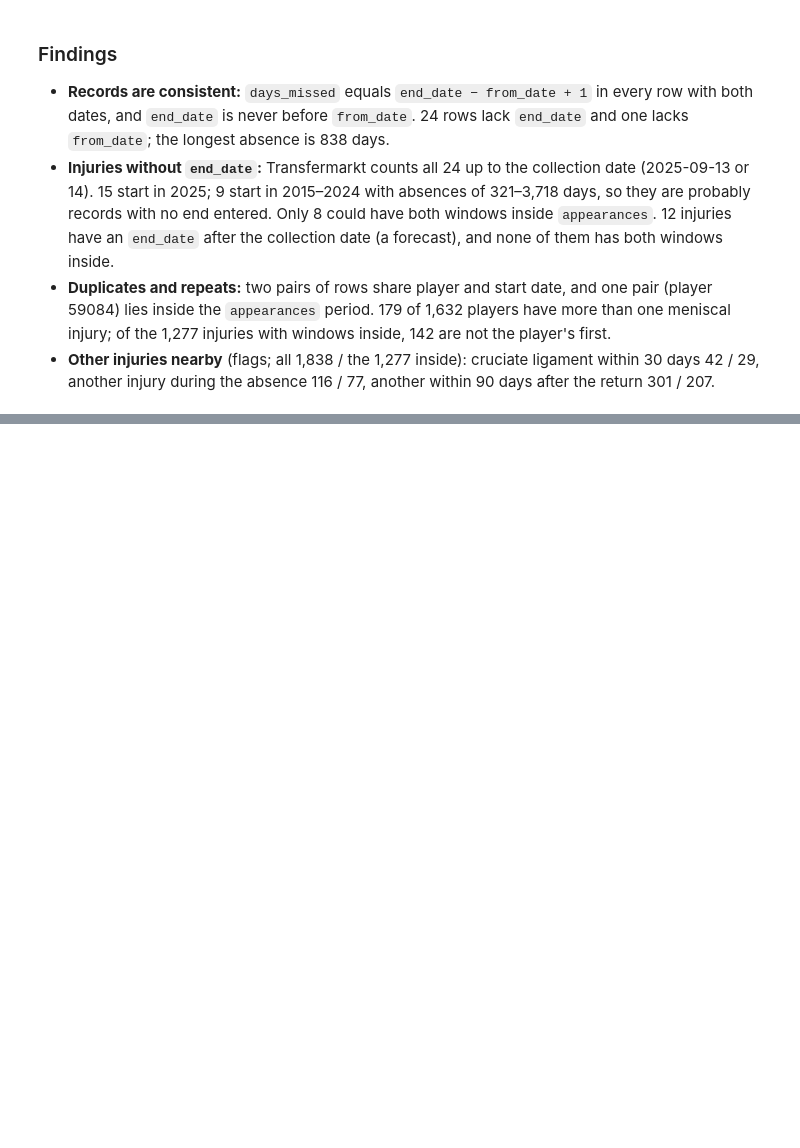
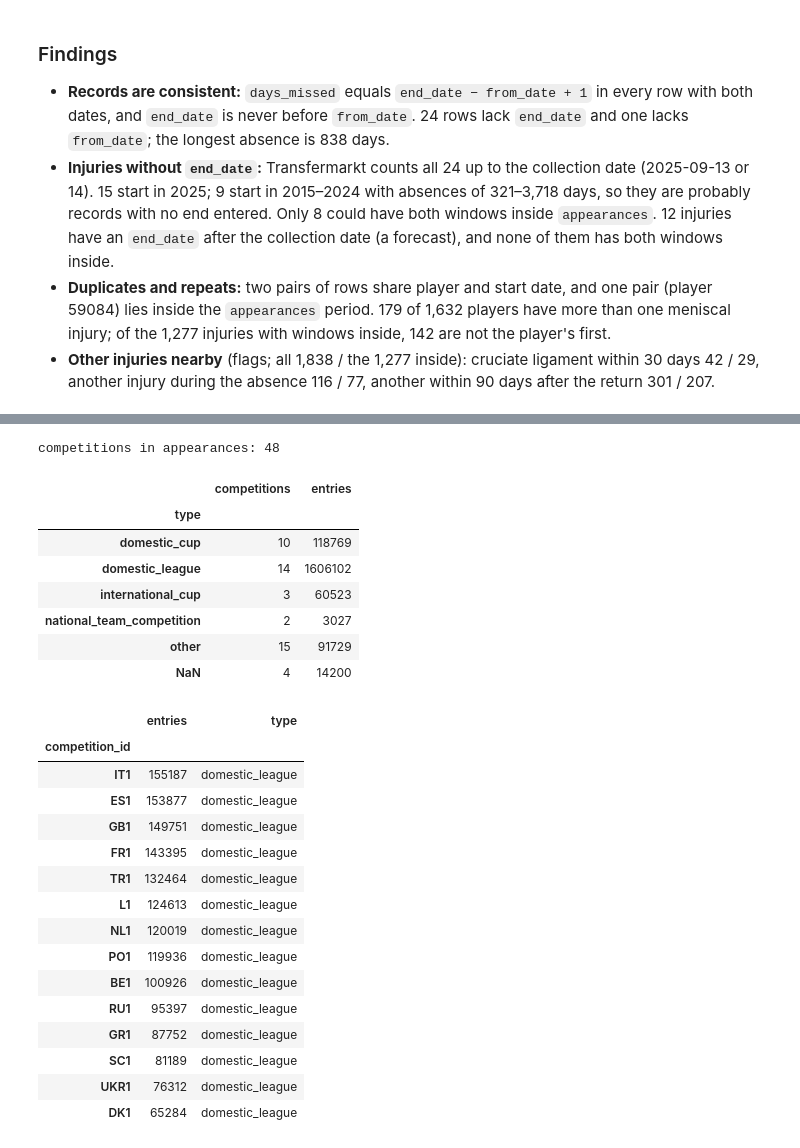
Before and after one commit to karolcecula/meniscus-injuries-football, a Jupyter notebook: notebooks/01_data_audit.ipynb, the cells around one changed output, grey strips where cells are left out. Drawn from its saved outputs; the diff is of its cells as text; code cells hidden in the pictures; blank space fills up the shorter version.

```diff
--- a/notebooks/01_data_audit.ipynb
+++ b/notebooks/01_data_audit.ipynb
@@ -1300,0 +1450,34 @@ ACL labels in the data: ['Cruciate ligament tear', 'Cruciate ligament injury', '
+# %%
+# 6.1 Competitions in appearances: how many, of which type
+a6 = appearances["competition_id"].value_counts().rename("entries").to_frame()
+a6["type"] = comp_type.reindex(a6.index)
+
+print("competitions in appearances:", len(a6))
+display(a6.groupby("type", dropna=False)["entries"].agg(["count", "sum"]).rename(columns={"count": "competitions", "sum": "entries"}))
+a6[a6["type"] == "domestic_league"]
+# %% [output]
+competitions in appearances: 48
+|  | competitions | entries |
+| type |  |  |
+| domestic_cup | 10 | 118769 |
+| domestic_league | 14 | 1606102 |
+| international_cup | 3 | 60523 |
+| national_team_competition | 2 | 3027 |
+| other | 15 | 91729 |
+| NaN | 4 | 14200 |
+|  | entries | type |
+| competition_id |  |  |
+| IT1 | 155187 | domestic_league |
+| ES1 | 153877 | domestic_league |
+| GB1 | 149751 | domestic_league |
+| FR1 | 143395 | domestic_league |
+| TR1 | 132464 | domestic_league |
+| L1 | 124613 | domestic_league |
+| NL1 | 120019 | domestic_league |
+| PO1 | 119936 | domestic_league |
+| BE1 | 100926 | domestic_league |
+| RU1 | 95397 | domestic_league |
+| GR1 | 87752 | domestic_league |
+| SC1 | 81189 | domestic_league |
+| UKR1 | 76312 | domestic_league |
+| DK1 | 65284 | domestic_league |
```
Also changed, not shown: parts of 59 cells of this notebook.
